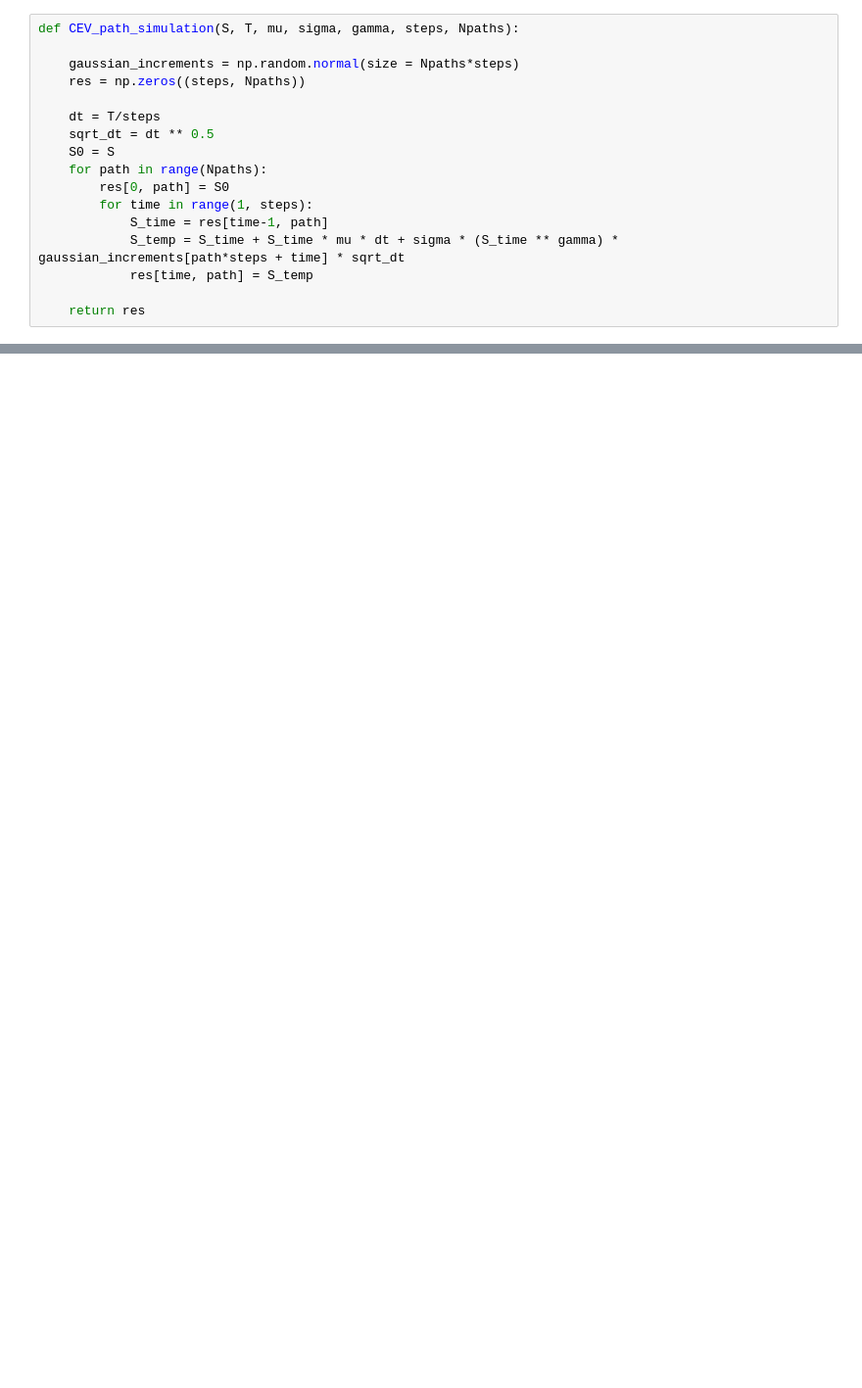
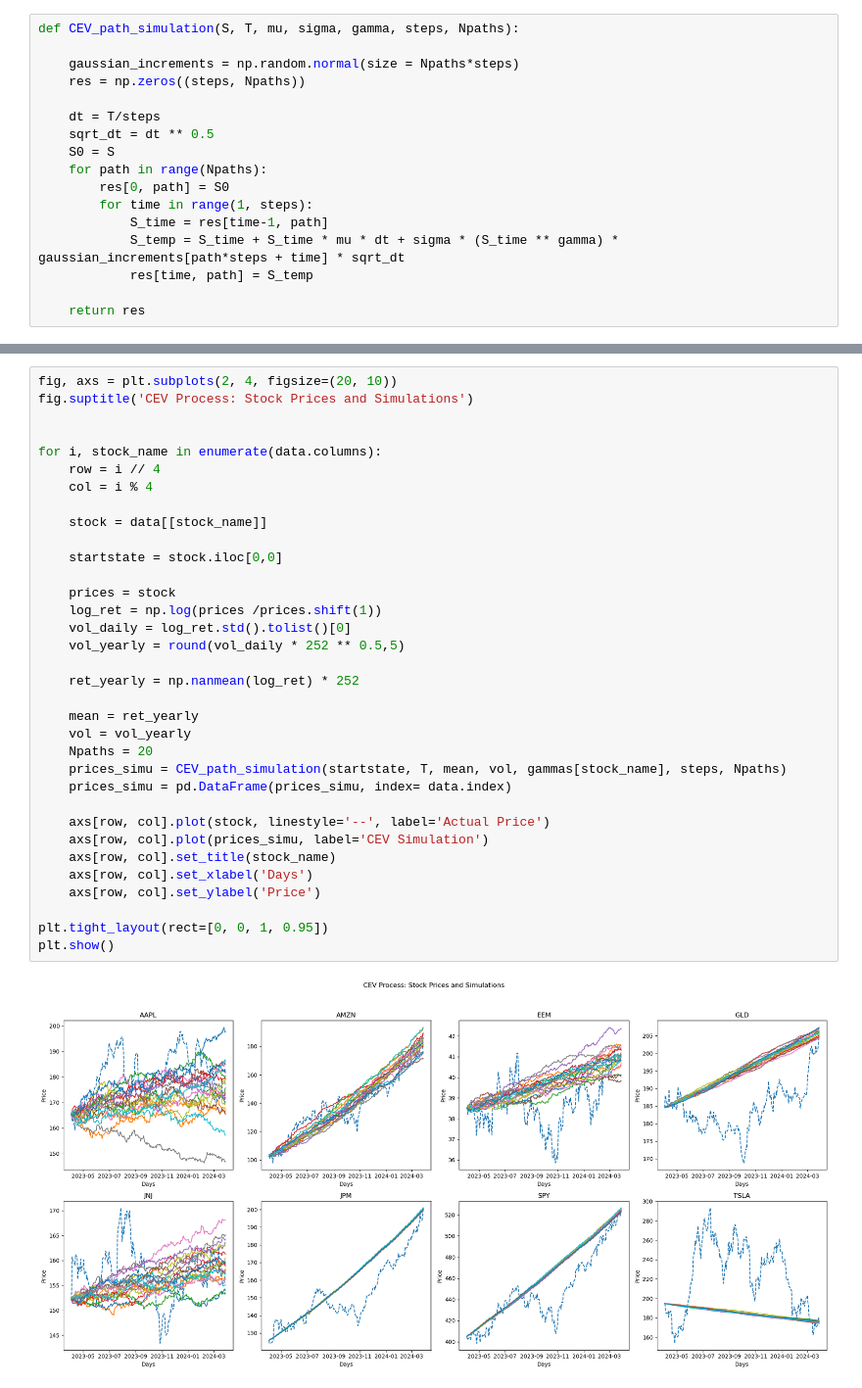
Before and after one commit to Go1vf/Portfolio-Simulation-Surgery, a Jupyter notebook: src/cev_model.ipynb, the cells around one changed output, grey strips where cells are left out. Shown at 98% size. Drawn from its saved outputs; the diff is of its cells as text; blank space fills up the shorter version.

```diff
--- a/src/cev_model.ipynb
+++ b/src/cev_model.ipynb
@@ -152,0 +199,36 @@ plt.plot()
+# %%
+fig, axs = plt.subplots(2, 4, figsize=(20, 10))
+fig.suptitle('CEV Process: Stock Prices and Simulations')
+
+
+for i, stock_name in enumerate(data.columns):
+    row = i // 4
+    col = i % 4
+
+    stock = data[[stock_name]]
+
+    startstate = stock.iloc[0,0]
+
+    prices = stock
+    log_ret = np.log(prices /prices.shift(1))
+    vol_daily = log_ret.std().tolist()[0]
+    vol_yearly = round(vol_daily * 252 ** 0.5,5)
+
+    ret_yearly = np.nanmean(log_ret) * 252
+
+    mean = ret_yearly
+    vol = vol_yearly
+    Npaths = 20
+    prices_simu = CEV_path_simulation(startstate, T, mean, vol, gammas[stock_name], steps, Npaths)
+    prices_simu = pd.DataFrame(prices_simu, index= data.index)
+
+    axs[row, col].plot(stock, linestyle='--', label='Actual Price')
+    axs[row, col].plot(prices_simu, label='CEV Simulation')
+    axs[row, col].set_title(stock_name)
+    axs[row, col].set_xlabel('Days')
+    axs[row, col].set_ylabel('Price')
+
+plt.tight_layout(rect=[0, 0, 1, 0.95])
+plt.show()
+# %% [output]
+[figure, added]
```
Also changed, not shown: parts of 7 cells of this notebook.
